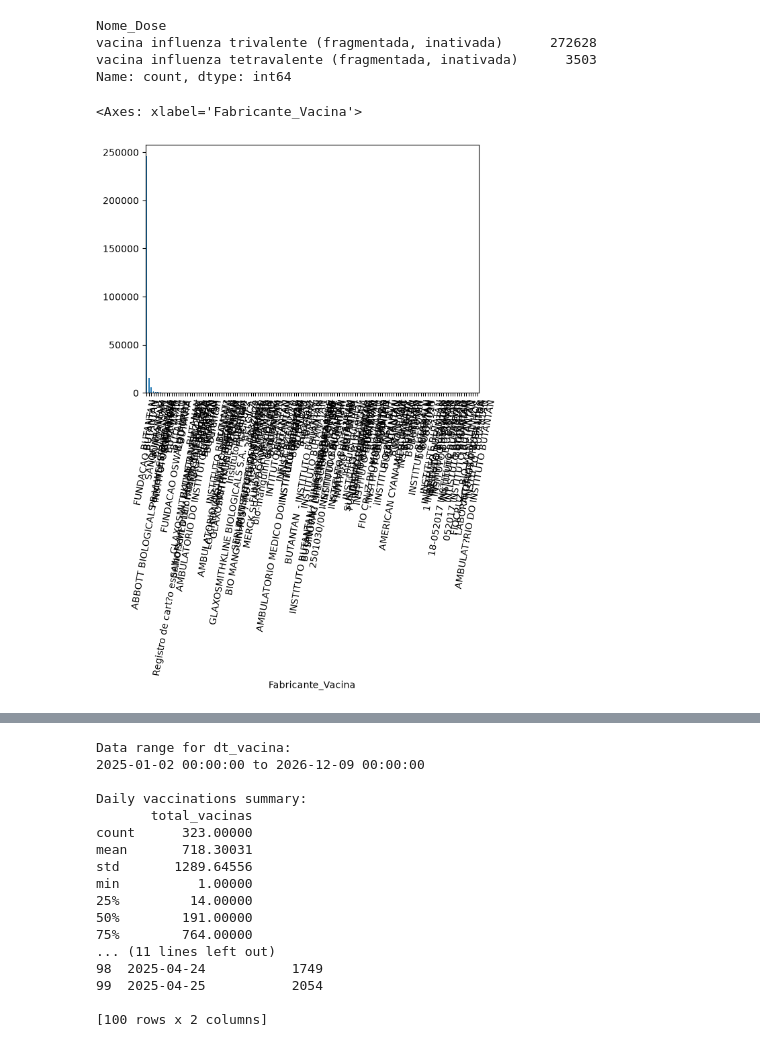
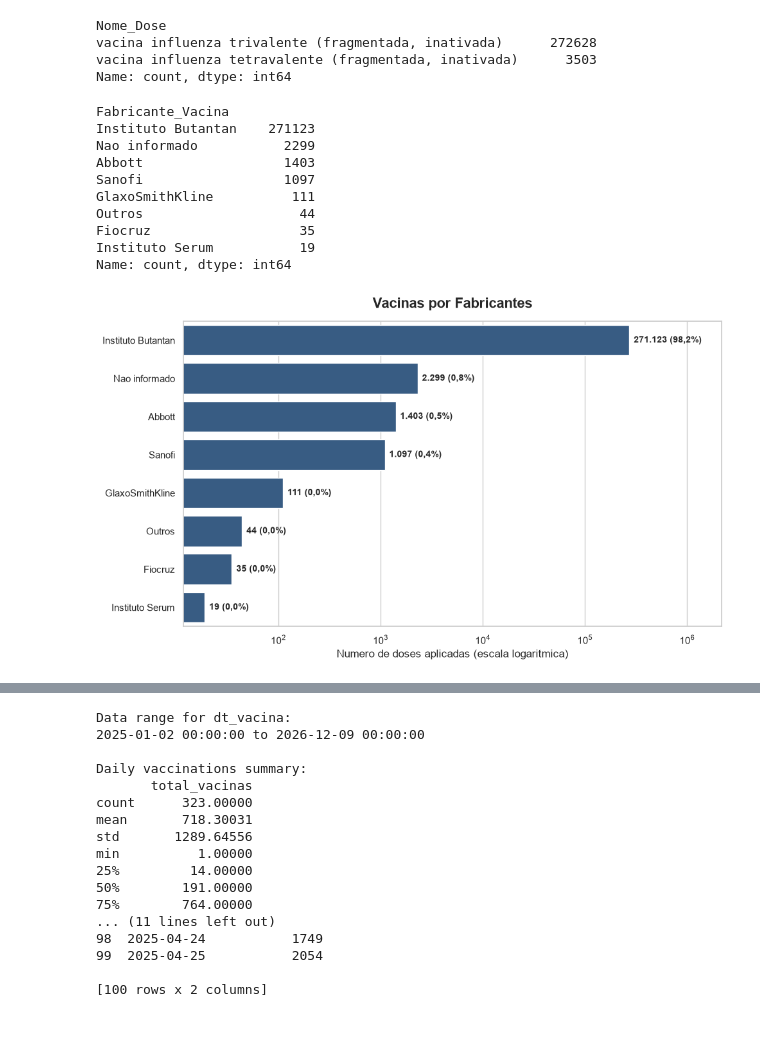
Before and after one commit to N1tr0Lucas/Trabalho-Big-Data-em-Python, a Jupyter notebook: Trabalho_BigDataPython.ipynb, the cells around one changed output, grey strips where cells are left out. Drawn from its saved outputs; the diff is of its cells as text; code cells hidden in the pictures.

```diff
--- a/Trabalho_BigDataPython.ipynb
+++ b/Trabalho_BigDataPython.ipynb
@@ -178,19 +180,73 @@ Nome_Dose
 vacina influenza trivalente (fragmentada, inativada)      272628
 vacina influenza tetravalente (fragmentada, inativada)      3503
 Name: count, dtype: int64
-# %%
-#df["Fabricante_Vacina"].value_counts().plot.bar(rot=80)    #(kind='hist', title='Distribuição das doses aplicadas', xlabel='Nome da Dose', ylabel='Contagem',)
-
-lista_doses = df['Fabricante_Vacina'].unique().tolist()
-
-array_dados = df['Fabricante_Vacina'].value_counts().to_numpy()
-
-primeiro_valor = df['Fabricante_Vacina'].iloc[0]
-
-df["Fabricante_Vacina"].value_counts().plot.bar(rot=80)
-# %% [output]
-<Axes: xlabel='Fabricante_Vacina'>
-[figure, removed]
+# %%
+def padronizar_fabricante(valor):
+    if pd.isna(valor):
+        return 'Nao informado'
+    s = unicodedata.normalize('NFKD', valor).encode('ASCII', 'ignore').decode('utf-8').upper()
+    s = re.sub(r'[^A-Z0]', '', s)
+
+    if s == '' or re.search(r'PENDENTE|NAOINFORMADO|REGISTRODECART|^INFLUENZA$', s):
+        return 'Nao informado'
+    if re.search(r'SERUM|SRUM', s):
+        return 'Instituto Serum'
+    if re.search(r'SANOFI', s):
+        return 'Sanofi'
+    if re.search(r'ABBOTT', s):
+        return 'Abbott'
+    if re.search(r'GLAXO', s):
+        return 'GlaxoSmithKline'
+    if re.search(r'BUT|BUN|BUA|BUB|BTT|ANTAN|INSTITUTO|INSTITUTE|INTITUTO|INSTUTO|INSITUTO|INTISTUTO|FUNDACAO|FUNDAO|^IB$|^INST', s):
+        return 'Instituto Butantan'
+    if re.search(r'FIO|OSWALDO|MANGUINHOS', s):
+        return 'Fiocruz'
+    return 'Outros'
+
+df['Fabricante_Vacina'] = df['Fabricante_Vacina'].apply(padronizar_fabricante)
+
+contagem = df['Fabricante_Vacina'].value_counts()
+print(contagem)
+
+sns.set_theme(style="whitegrid")
+fig, ax = plt.subplots(figsize=(10, 6))
+sns.barplot(x=contagem.values, y=contagem.index, ax=ax, color='#2b5c8f')
+ax.set_xscale('log')
+
+total = contagem.sum()
+for p, v in zip(ax.patches, contagem.values):
+    texto = f'{v:,} ({v / total * 100:.1f}%)'
+    texto = texto.replace(',', 'X').replace('.', ',').replace('X', '.')
+    ax.annotate(texto, (p.get_width(), p.get_y() + p.get_height() / 2),
+                xytext=(5, 0), textcoords='offset points',
+                va='center', fontsize=10, fontweight='bold')
+
+
+ax.set_xlim(right=contagem.max() * 8)
+
+ax.set_title('Vacinas por Fabricantes', fontsize=16, fontweight='bold', pad=15)
+
+ax.set_xlabel('Numero de doses aplicadas (escala logaritmica)', fontsize=12)
+
+ax.set_ylabel('')
+
+plt.tight_layout()
+
+plt.savefig('vacinas_por_fabricantes.png', dpi=300)
+
+plt.show()
+# %% [output]
+Fabricante_Vacina
+Instituto Butantan    271123
+Nao informado           2299
+Abbott                  1403
+Sanofi                  1097
+GlaxoSmithKline          111
+Outros                    44
+Fiocruz                   35
+Instituto Serum           19
+Name: count, dtype: int64
+[figure, added]
 # %%
 df.info(memory_usage="deep")
 # %% [output]
```
Also changed, not shown: parts of 2 cells of this notebook, 1 other file.
